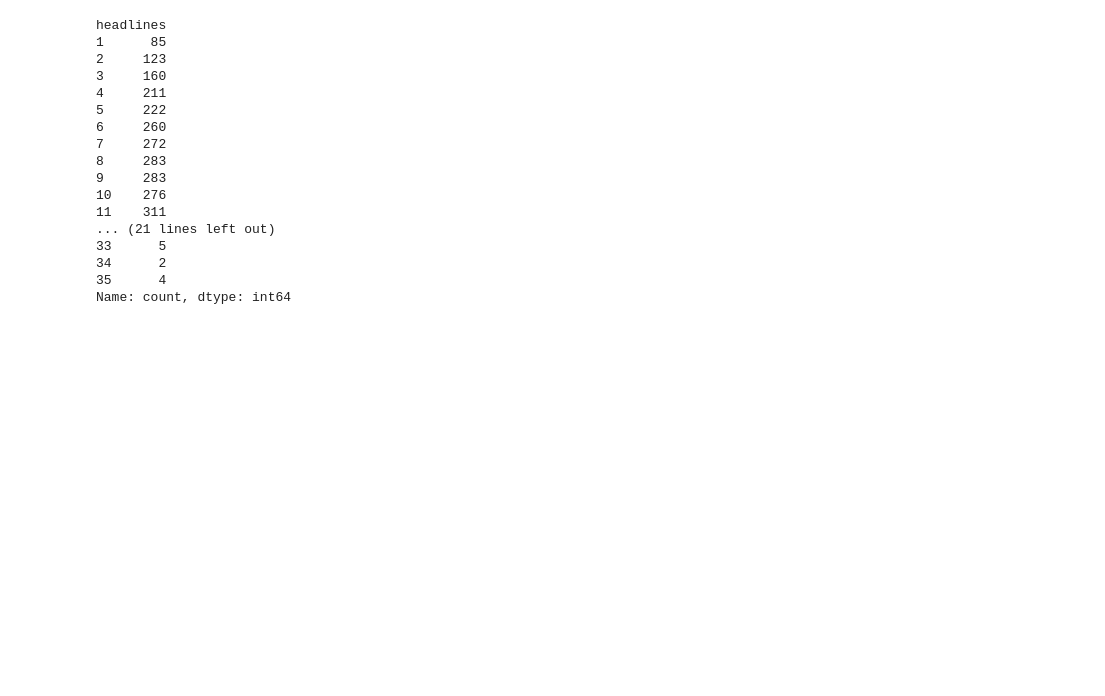
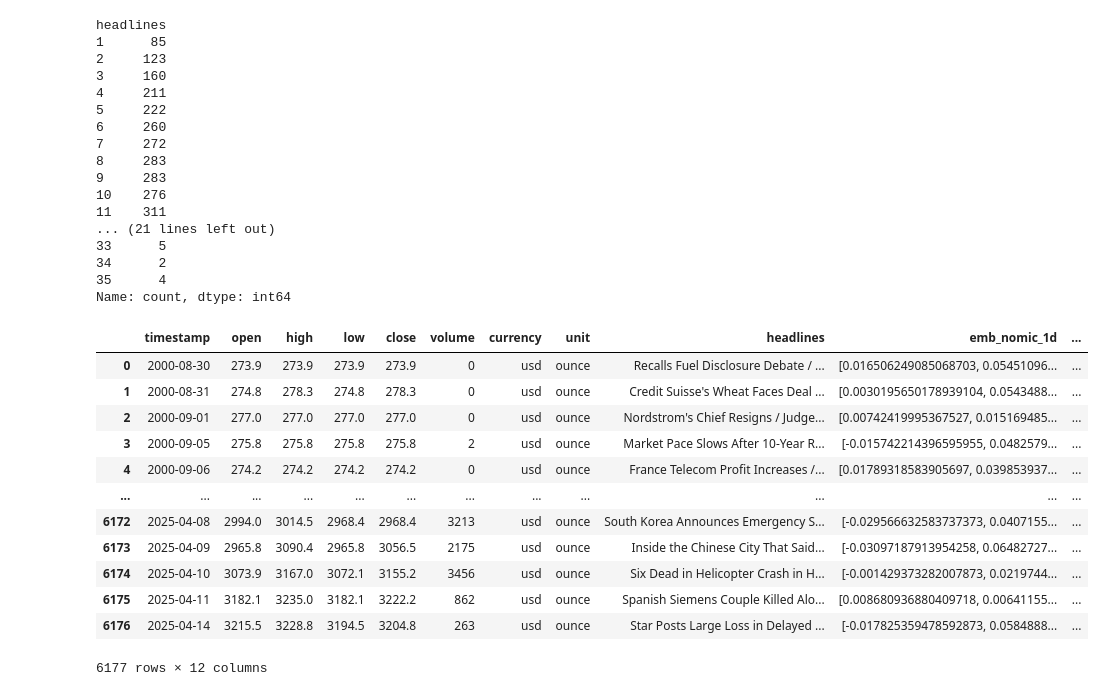
Before and after one commit to JoseEdSouza/gold-forecast, a Jupyter notebook: eda.ipynb, the cells around one changed output. Saved outputs shown, nothing was run; the diff lists cells and outputs as text; code cells hidden in the pictures; blank space fills up the shorter version.

```diff
--- a/eda.ipynb
+++ b/eda.ipynb
@@ -35,3 +36,19 @@ headlines
 34      2
 35      4
 Name: count, dtype: int64
+# %%
+gold
+# %% [output]
+|  | timestamp | open | high | low | close | volume | currency | unit | headlines | emb_nomic_1d | ... |
+| 0 | 2000-08-30 | 273.9 | 273.9 | 273.9 | 273.9 | 0 | usd | ounce | Recalls Fuel Disclosure Debate / ... | [0.016506249085068703, 0.05451096... | ... |
+| 1 | 2000-08-31 | 274.8 | 278.3 | 274.8 | 278.3 | 0 | usd | ounce | Credit Suisse's Wheat Faces Deal ... | [0.0030195650178939104, 0.0543488... | ... |
+| 2 | 2000-09-01 | 277.0 | 277.0 | 277.0 | 277.0 | 0 | usd | ounce | Nordstrom's Chief Resigns / Judge... | [0.00742419995367527, 0.015169485... | ... |
+| 3 | 2000-09-05 | 275.8 | 275.8 | 275.8 | 275.8 | 2 | usd | ounce | Market Pace Slows After 10-Year R... | [-0.015742214396595955, 0.0482579... | ... |
+| 4 | 2000-09-06 | 274.2 | 274.2 | 274.2 | 274.2 | 0 | usd | ounce | France Telecom Profit Increases /... | [0.01789318583905697, 0.039853937... | ... |
+| ... | ... | ... | ... | ... | ... | ... | ... | ... | ... | ... | ... |
+| 6172 | 2025-04-08 | 2994.0 | 3014.5 | 2968.4 | 2968.4 | 3213 | usd | ounce | South Korea Announces Emergency S... | [-0.029566632583737373, 0.0407155... | ... |
+| 6173 | 2025-04-09 | 2965.8 | 3090.4 | 2965.8 | 3056.5 | 2175 | usd | ounce | Inside the Chinese City That Said... | [-0.03097187913954258, 0.06482727... | ... |
+| 6174 | 2025-04-10 | 3073.9 | 3167.0 | 3072.1 | 3155.2 | 3456 | usd | ounce | Six Dead in Helicopter Crash in H... | [-0.001429373282007873, 0.0219744... | ... |
+| 6175 | 2025-04-11 | 3182.1 | 3235.0 | 3182.1 | 3222.2 | 862 | usd | ounce | Spanish Siemens Couple Killed Alo... | [0.008680936880409718, 0.00641155... | ... |
+| 6176 | 2025-04-14 | 3215.5 | 3228.8 | 3194.5 | 3204.8 | 263 | usd | ounce | Star Posts Large Loss in Delayed ... | [-0.017825359478592873, 0.0584888... | ... |
+6177 rows × 12 columns
```
Also changed, not shown: parts of 3 cells of this notebook, 3 other files.
